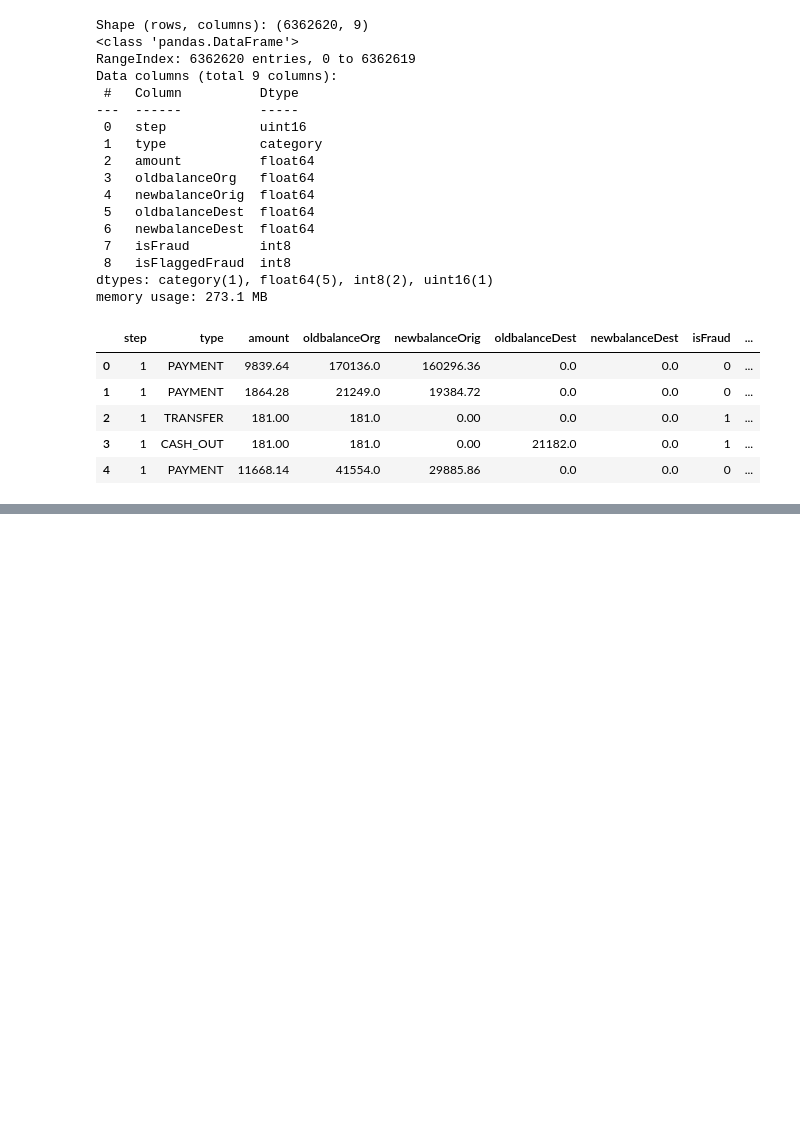
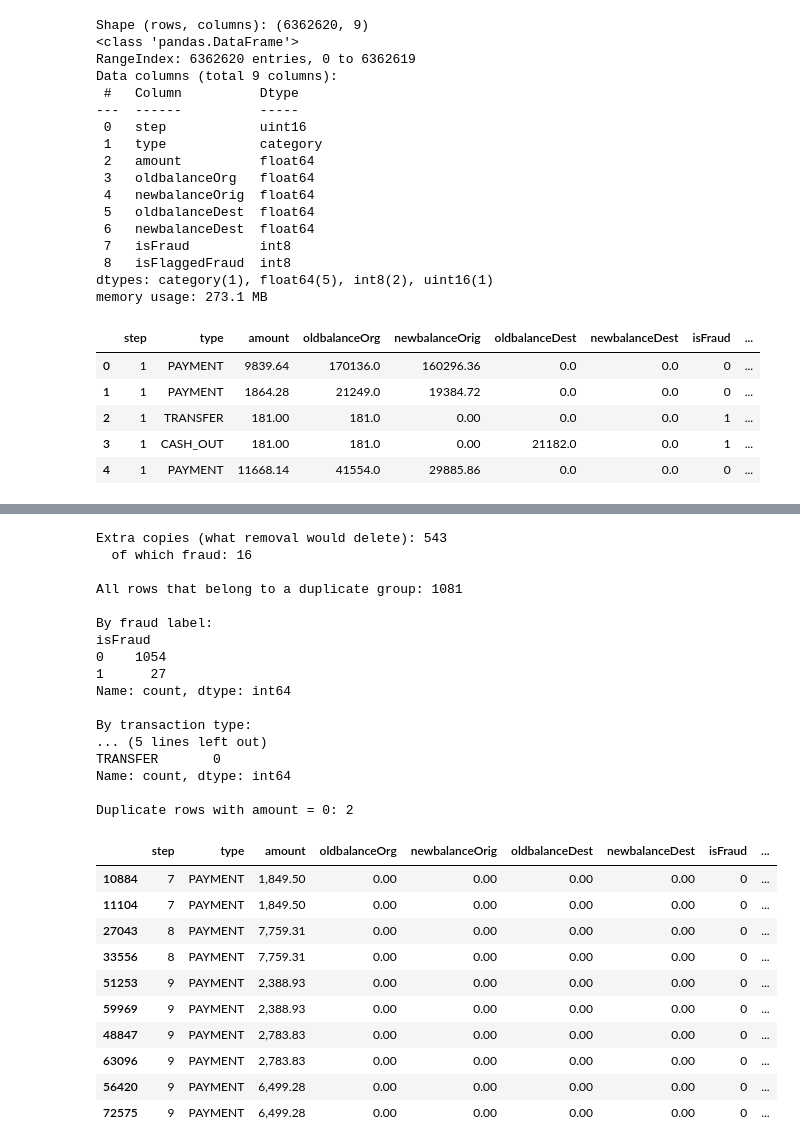
Before and after one commit to Paawan-S/FraudShield, a Jupyter notebook: notebooks/01_eda_paysim.ipynb, the cells around one changed output, grey strips where cells are left out. Cells and saved outputs as stored; diff of their text form; code cells hidden in the pictures; blank space fills up the shorter version.

```diff
--- a/notebooks/01_eda_paysim.ipynb
+++ b/notebooks/01_eda_paysim.ipynb
@@ -79,0 +194,47 @@ df.tail()
+# %%
+extras = df.duplicated()
+print("Extra copies (what removal would delete):", extras.sum())
+print("  of which fraud:", df.loc[extras, "isFraud"].sum())
+
+group_mask = df.duplicated(keep=False)
+dups = df[group_mask]
+print("\nAll rows that belong to a duplicate group:", len(dups))
+
+print("\nBy fraud label:")
+print(dups["isFraud"].value_counts())
+
+print("\nBy transaction type:")
+print(dups["type"].value_counts())
+
+print("\nDuplicate rows with amount = 0:", (dups["amount"] == 0).sum())
+
+dups.sort_values(["step", "type", "amount"]).head(10)
+# %% [output]
+Extra copies (what removal would delete): 543
+  of which fraud: 16
+
+All rows that belong to a duplicate group: 1081
+
+By fraud label:
+isFraud
+0    1054
+1      27
+Name: count, dtype: int64
+
+By transaction type:
+... (5 lines left out)
+TRANSFER       0
+Name: count, dtype: int64
+
+Duplicate rows with amount = 0: 2
+|  | step | type | amount | oldbalanceOrg | newbalanceOrig | oldbalanceDest | newbalanceDest | isFraud | ... |
+| 10884 | 7 | PAYMENT | 1,849.50 | 0.00 | 0.00 | 0.00 | 0.00 | 0 | ... |
+| 11104 | 7 | PAYMENT | 1,849.50 | 0.00 | 0.00 | 0.00 | 0.00 | 0 | ... |
+| 27043 | 8 | PAYMENT | 7,759.31 | 0.00 | 0.00 | 0.00 | 0.00 | 0 | ... |
+| 33556 | 8 | PAYMENT | 7,759.31 | 0.00 | 0.00 | 0.00 | 0.00 | 0 | ... |
+| 51253 | 9 | PAYMENT | 2,388.93 | 0.00 | 0.00 | 0.00 | 0.00 | 0 | ... |
+| 59969 | 9 | PAYMENT | 2,388.93 | 0.00 | 0.00 | 0.00 | 0.00 | 0 | ... |
+| 48847 | 9 | PAYMENT | 2,783.83 | 0.00 | 0.00 | 0.00 | 0.00 | 0 | ... |
+| 63096 | 9 | PAYMENT | 2,783.83 | 0.00 | 0.00 | 0.00 | 0.00 | 0 | ... |
+| 56420 | 9 | PAYMENT | 6,499.28 | 0.00 | 0.00 | 0.00 | 0.00 | 0 | ... |
+| 72575 | 9 | PAYMENT | 6,499.28 | 0.00 | 0.00 | 0.00 | 0.00 | 0 | ... |
```
Also changed, not shown: parts of 10 cells of this notebook.
